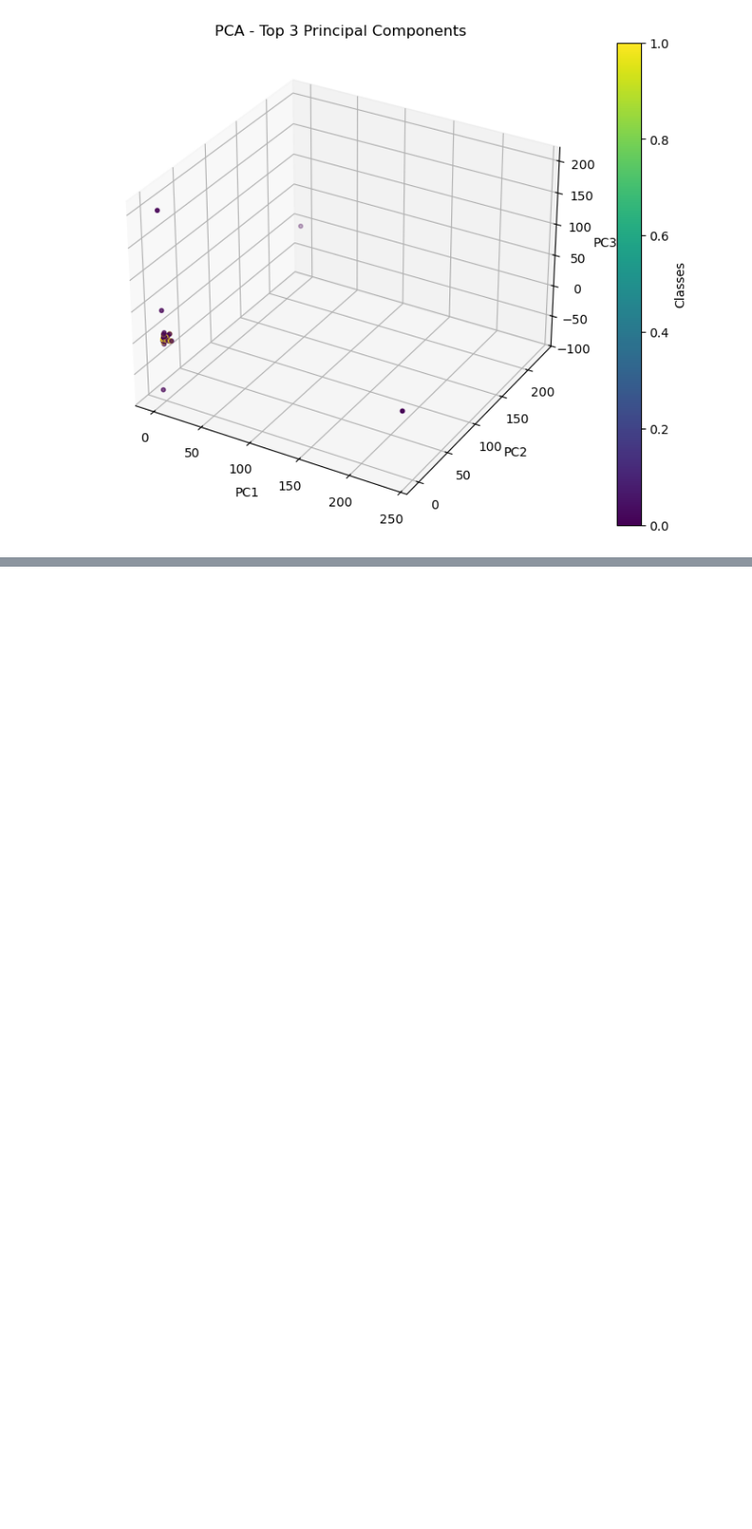
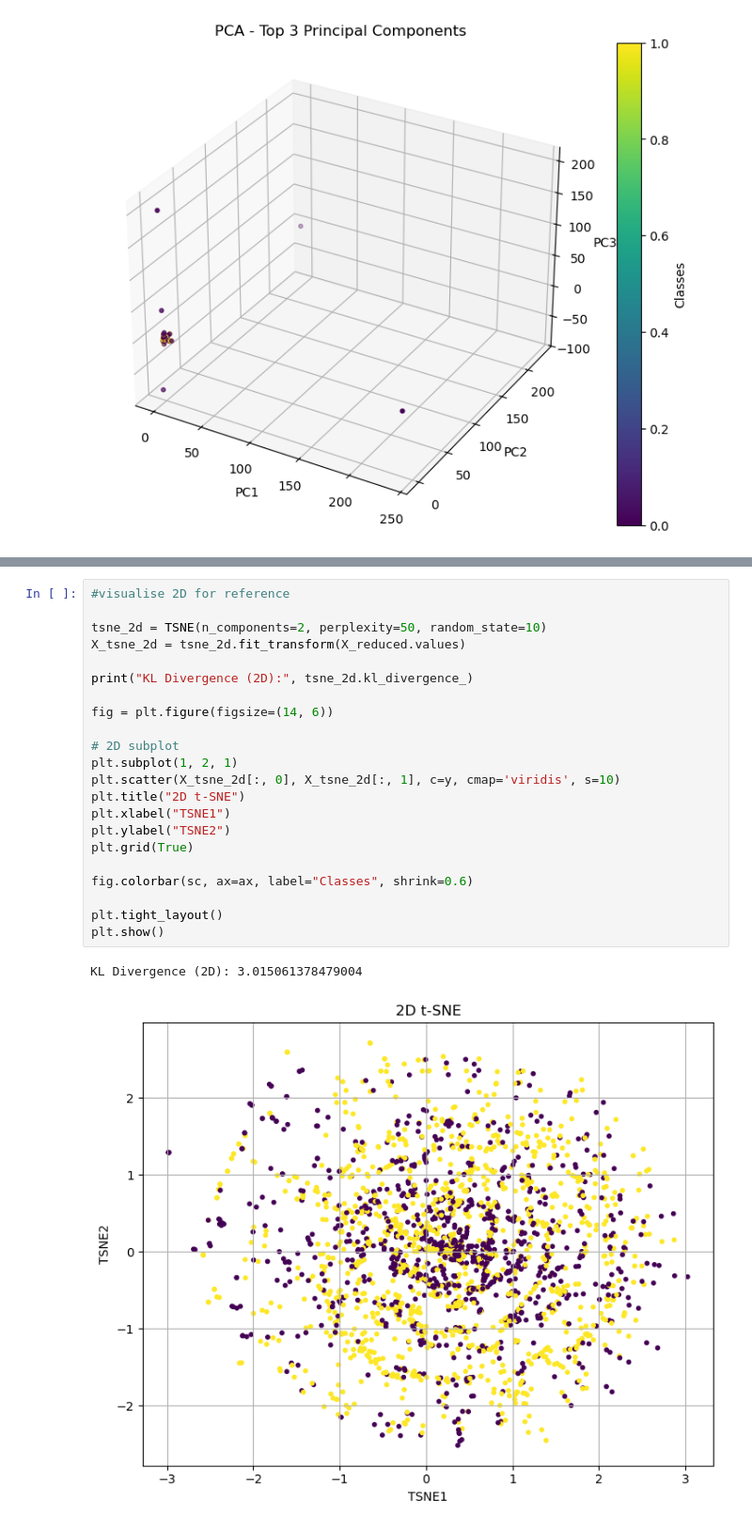
Before and after one commit to azou0/IFN580-Assignment-2, a Jupyter notebook: task1_using_original_dataset.ipynb, the cells around one changed output, grey strips where cells are left out. Shown at 94% size. Drawn from its saved outputs; the diff is of its cells as text; blank space fills up the shorter version.

```diff
--- a/task1_using_original_dataset.ipynb
+++ b/task1_using_original_dataset.ipynb
@@ -432,0 +479,25 @@ Shape: (2500, 3)
+# %%
+#visualise 2D for reference
+
+tsne_2d = TSNE(n_components=2, perplexity=50, random_state=10)
+X_tsne_2d = tsne_2d.fit_transform(X_reduced.values)
+
+print("KL Divergence (2D):", tsne_2d.kl_divergence_)
+
+fig = plt.figure(figsize=(14, 6))
+
+# 2D subplot
+plt.subplot(1, 2, 1)
+plt.scatter(X_tsne_2d[:, 0], X_tsne_2d[:, 1], c=y, cmap='viridis', s=10)
+plt.title("2D t-SNE")
+plt.xlabel("TSNE1")
+plt.ylabel("TSNE2")
+plt.grid(True)
+
+fig.colorbar(sc, ax=ax, label="Classes", shrink=0.6)
+
+plt.tight_layout()
+plt.show()
+# %% [output]
+KL Divergence (2D): 3.015061378479004
+[figure, added]
```
Also changed, not shown: parts of 2 cells of this notebook, 1 other file.
